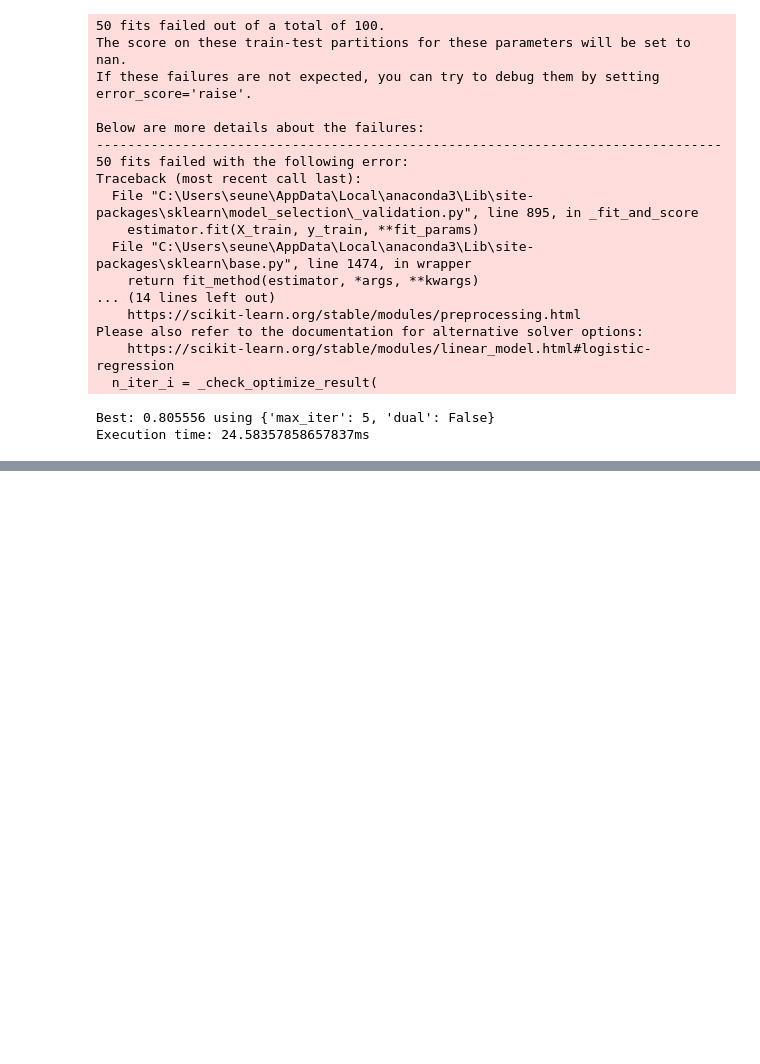
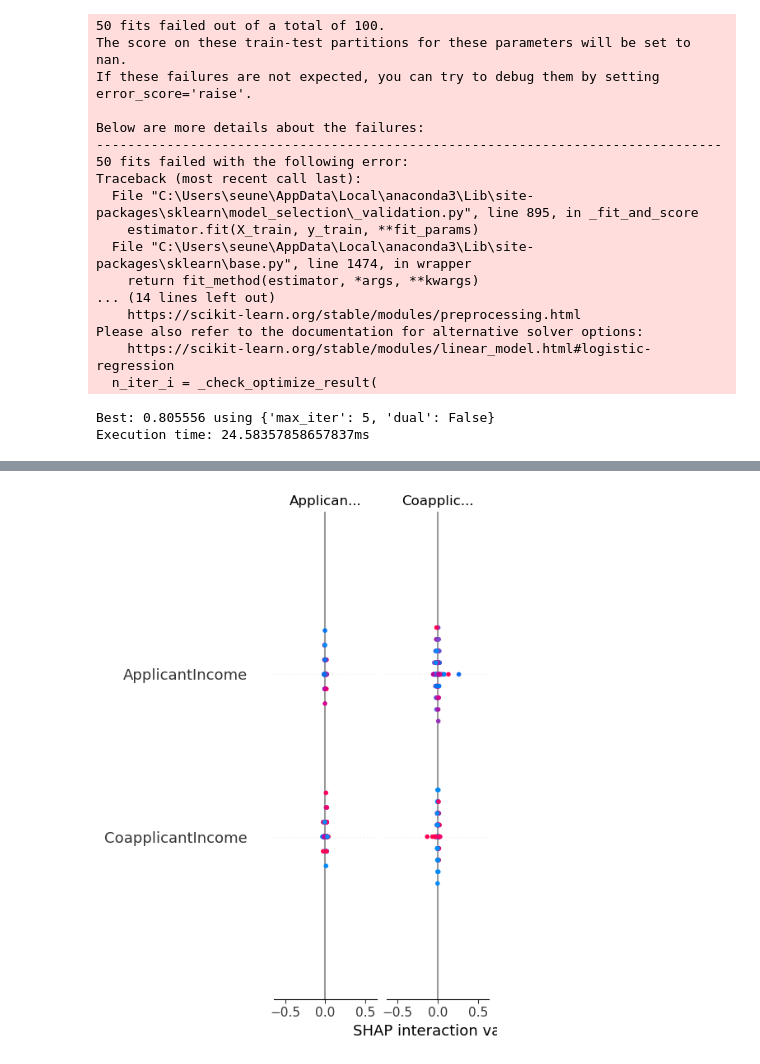
Before and after one commit to ebenezer2015/Machine-Learning-Model-Analysis, a Jupyter notebook: Classification-Modelling/Model-Training.ipynb, the cells around one changed output, grey strips where cells are left out. Saved outputs shown, nothing was run; the diff lists cells and outputs as text; code cells hidden in the pictures; blank space fills up the shorter version.

```diff
--- a/Classification-Modelling/Model-Training.ipynb
+++ b/Classification-Modelling/Model-Training.ipynb
@@ -10,5 +13,5 @@ import time
 # %%
-df = pd.read_csv("filtered_df.csv")
+df = ml.read_csv("filtered_df.csv")
 df.head()
 # %% [output]
 |  | Loan_ID | Gender | Married | Dependents | Education | Self_Employed | ApplicantIncome | CoapplicantIncome | ... |
@@ -252,3 +436,26 @@ print ("Execution time: " + str((time.time()- start_time)) + 'ms')
 # %% [output]
 Best: 0.805556 using {'max_iter': 5, 'dual': False}
 Execution time: 24.58357858657837ms
+# %%
+from sklearn.metrics import classification_report
+from sklearn.model_selection import train_test_split
+
+X = df.drop("Loan_Status", axis=1) # Independent variables
+X = df.drop("Loan_ID", axis=1) # Independent variables''
+y = df.Loan_Status # Dependent variable
+
+X = pd.get_dummies(data=X, drop_first=True)
+
+# Split into train and test
+X_train, X_test, y_train, y_test = train_test_split(X, y, test_size=0.2, random_state=1)
+
+# Train a machine learning model
+from sklearn.ensemble import RandomForestClassifier
+clf = RandomForestClassifier()
+clf.fit(X_train, y_train)
+
+# Make prediction on the testing data
+y_pred = clf.predict(X_test)
+
+# Classification Report
+print(classification_report(y_pred, y_test))
@@ -254,0 +471,6 @@ Execution time: 24.58357858657837ms
+# %%
+explainer = shap.Explainer(clf)
+shap_values = explainer.shap_values(X_test)
+shap.summary_plot(shap_values, X_test)
+# %% [output]
+[figure, added]
```
Also changed, not shown: parts of 17 cells of this notebook, 2 other files.
